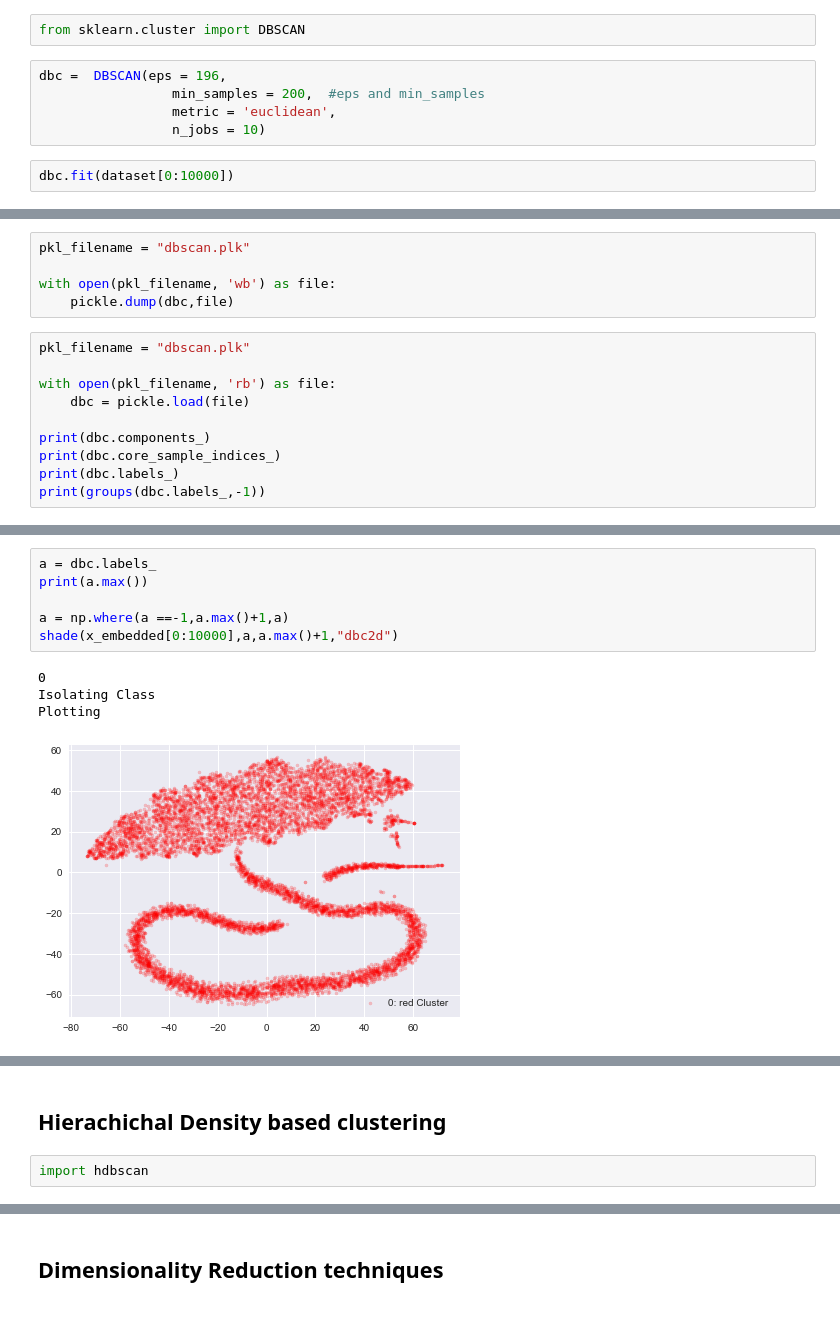
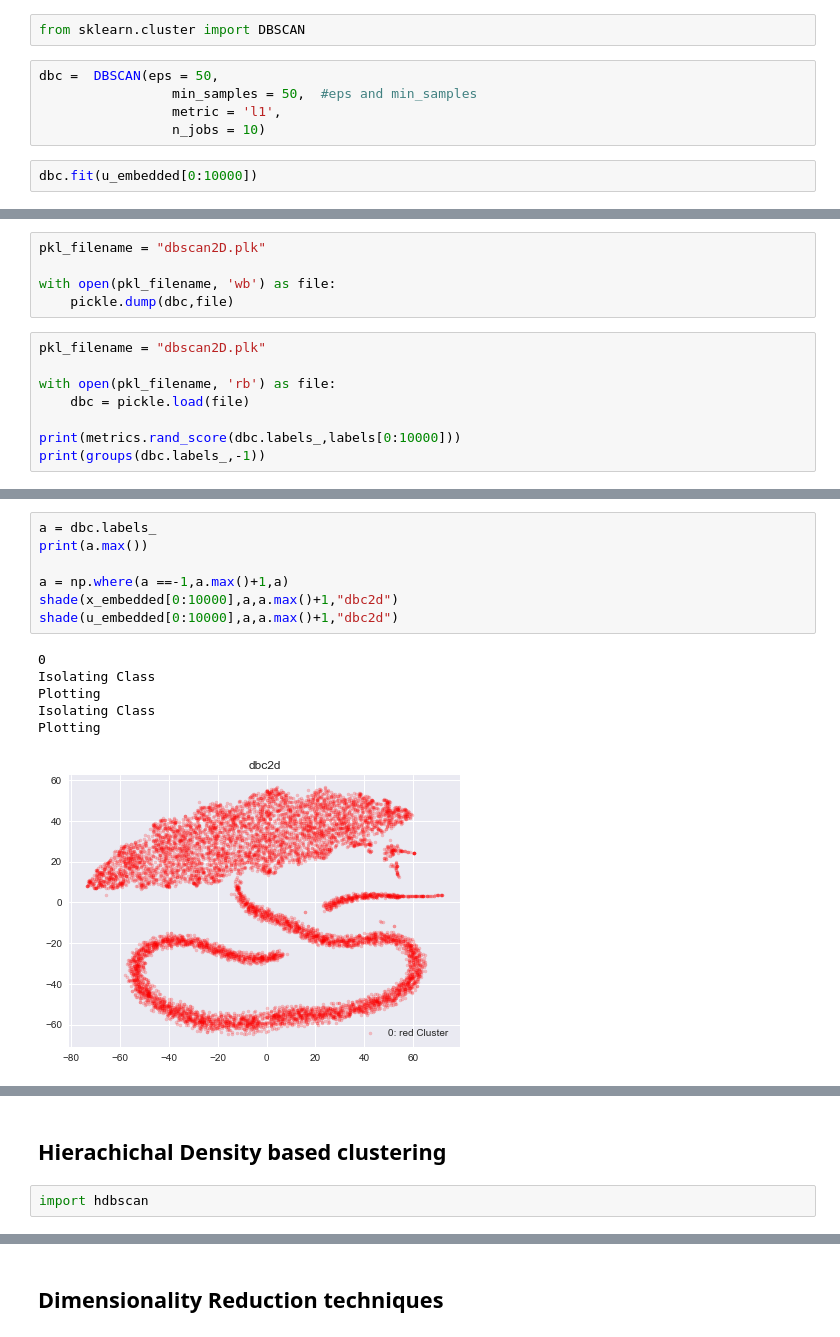
Before and after one commit to Koketsoc137/Clustering-on-simulation-data, a Jupyter notebook: Clustering.ipynb, the cells around one changed output, grey strips where cells are left out. Drawn from its saved outputs; the diff is of its cells as text.

```diff
--- a/Clustering.ipynb
+++ b/Clustering.ipynb
@@ -183,9 +243,9 @@ Plotting
 # %%
 from sklearn.cluster import DBSCAN
 # %%
-dbc =  DBSCAN(eps = 196,
-                 min_samples = 200,  #eps and min_samples
-                 metric = 'euclidean',
+dbc =  DBSCAN(eps = 50,
+                 min_samples = 50,  #eps and min_samples
+                 metric = 'l1',
                  n_jobs = 10)
 # %%
-dbc.fit(dataset[0:10000])
+dbc.fit(u_embedded[0:10000])
@@ -194,16 +252,14 @@ DBSCAN(eps=196, min_samples=200, n_jobs=10)
 # %%
-pkl_filename = "dbscan.plk"
+pkl_filename = "dbscan2D.plk"
 
 with open(pkl_filename, 'wb') as file:
     pickle.dump(dbc,file)
 # %%
-pkl_filename = "dbscan.plk"
+pkl_filename = "dbscan2D.plk"
 
 with open(pkl_filename, 'rb') as file:
     dbc = pickle.load(file)
 
-print(dbc.components_)
-print(dbc.core_sample_indices_)
-print(dbc.labels_)
+print(metrics.rand_score(dbc.labels_,labels[0:10000]))
 print(groups(dbc.labels_,-1))
 # %% [output]
@@ -226,11 +268,14 @@ print(groups(dbc.labels_,-1))
 # %%
 a = dbc.labels_
 print(a.max())
 
 a = np.where(a ==-1,a.max()+1,a)
 shade(x_embedded[0:10000],a,a.max()+1,"dbc2d")
+shade(u_embedded[0:10000],a,a.max()+1,"dbc2d")
 # %% [output]
 0
 Isolating Class
 Plotting
+Isolating Class
+Plotting
-[figure, old version]
+[figure, new version]
@@ -237,4 +283,4 @@ Plotting
 # %% [markdown]
 ## Hierachichal Density based clustering
-# %%
-import hdbscan
+# %%
+import hdbscan
```
Also changed, not shown: parts of 30 cells of this notebook.
